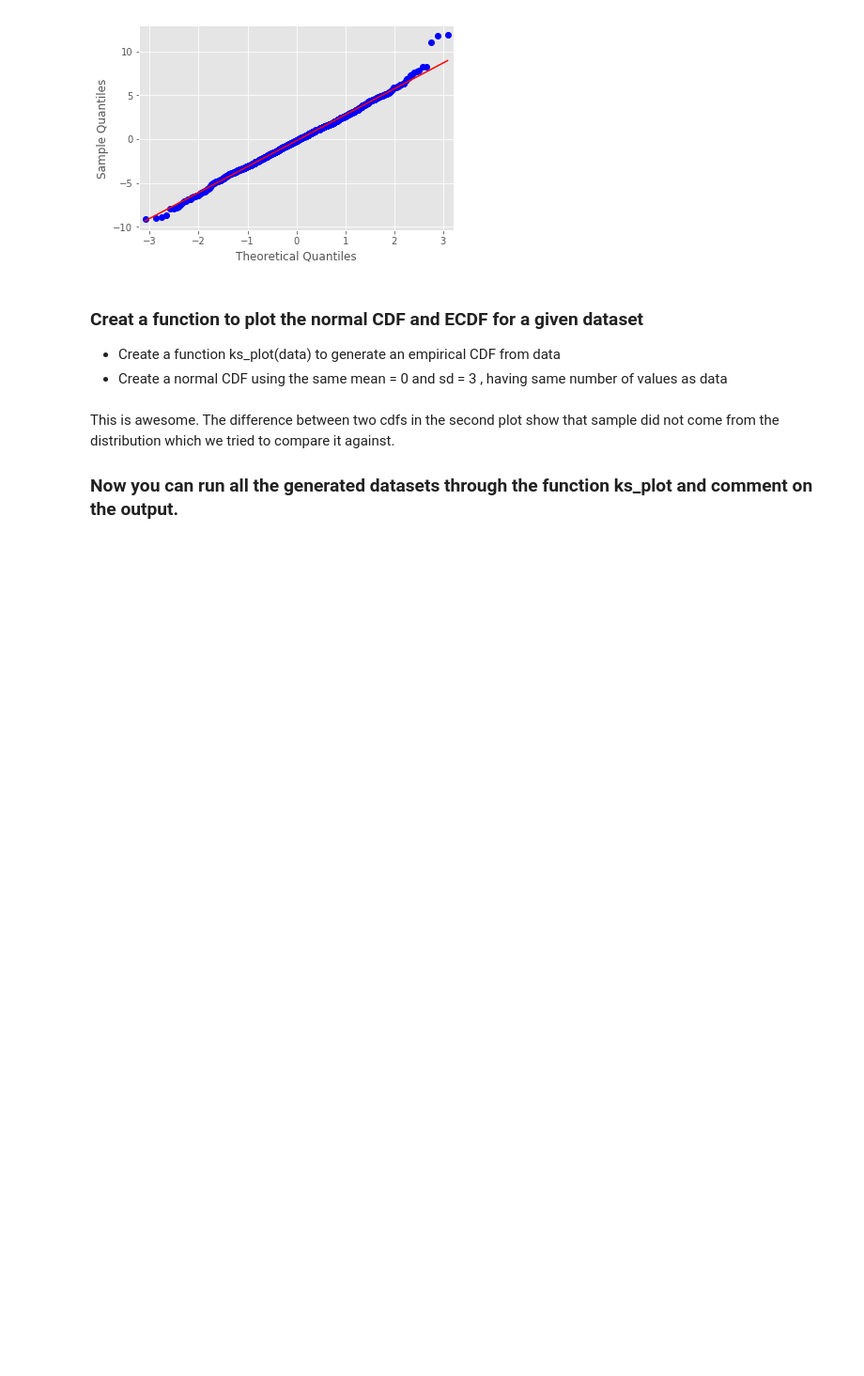
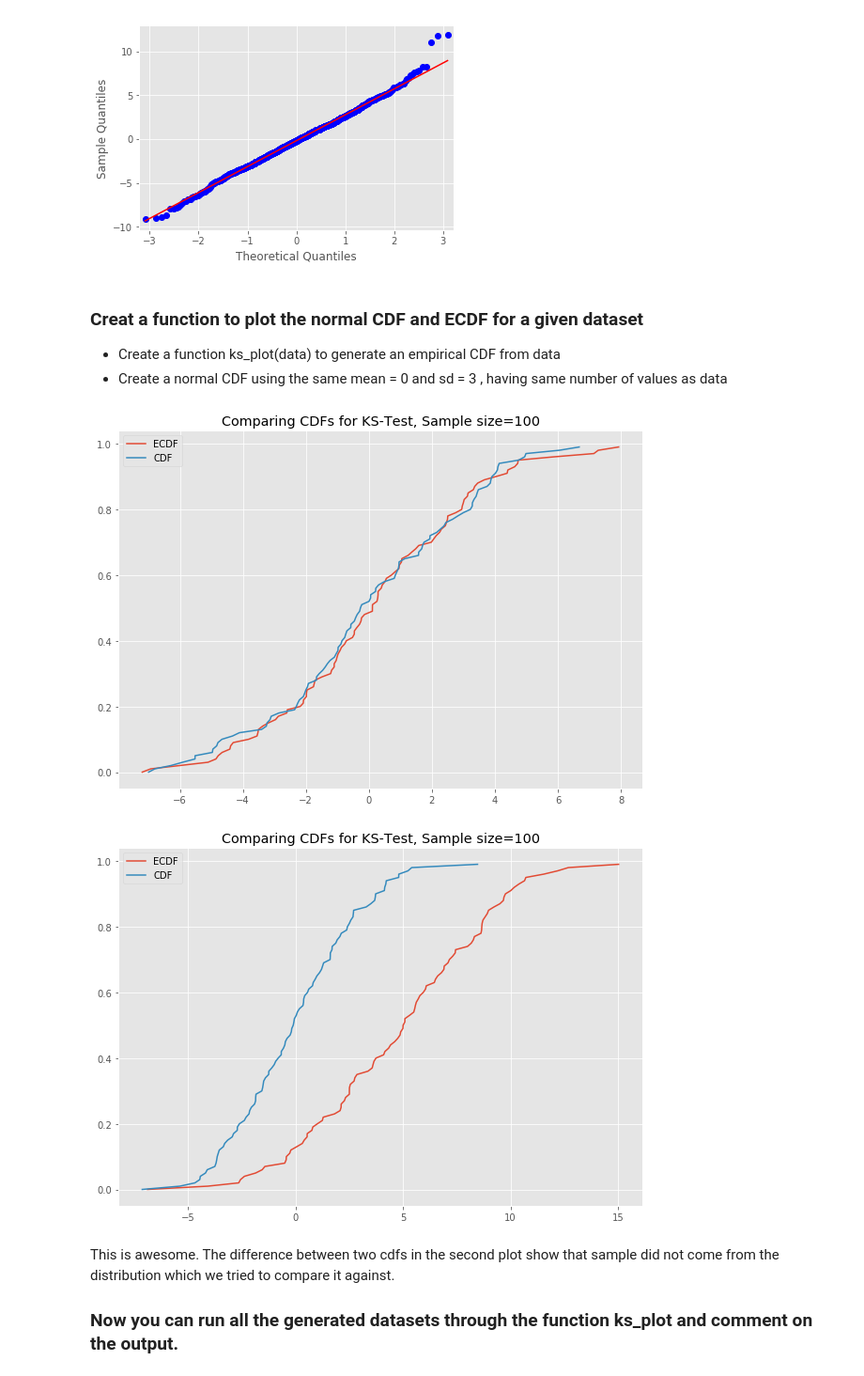
Before and after one commit to dalems4/dsc-komogorov-smirnov-test-lab-seattle-ds-career-051319, a Jupyter notebook: index.ipynb, the cells around one changed output. Shown: that part at 94% size. Cells and saved outputs as stored; diff of their text form; code cells hidden in the pictures; blank space fills up the shorter version.

```diff
--- a/index.ipynb
+++ b/index.ipynb
@@ -64,17 +64,20 @@ x_1000
 # %%
 # You code here
 
 def ks_plot(data):
     plt.figure(figsize=(10,7))
     plt.plot(np.sort(data), np.linspace(0,1 , len(data), endpoint=False))
-    plt.plot(np.sort(stats.norm.rvs(loc-0,scale=3, size=len(data))), np.linspace(0, 1, len(data), endpoint=False))
+    plt.plot(np.sort(stats.norm.rvs(loc=0,scale=3, size=len(data))), np.linspace(0, 1, len(data), endpoint=False))
 
     plt.legend(['ECDF', 'CDF'])
     plt.title('Comparing CDFs for KS-Test, Sample size=' +str(len(data)))
 
 
 ks_plot(stats.norm.rvs(loc=0, scale=3, size=100))
 ks_plot(stats.norm.rvs(loc=5, scale=4, size=100))
+# %% [output]
+[figure, added]
+[figure, added]
 # %% [markdown]
 This is awesome. The difference between two cdfs in the second plot show that sample did not come from the distribution which we tried to compare it against.
 
```
